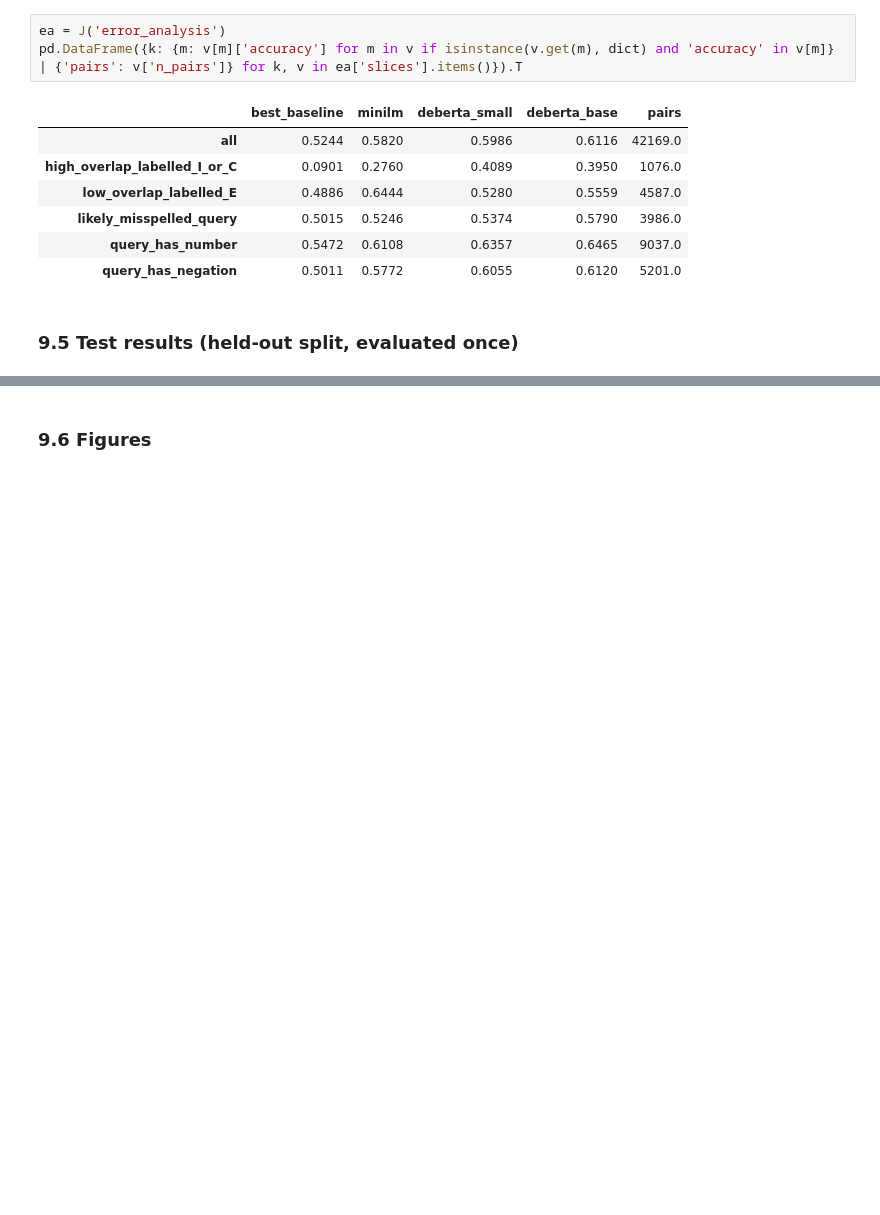
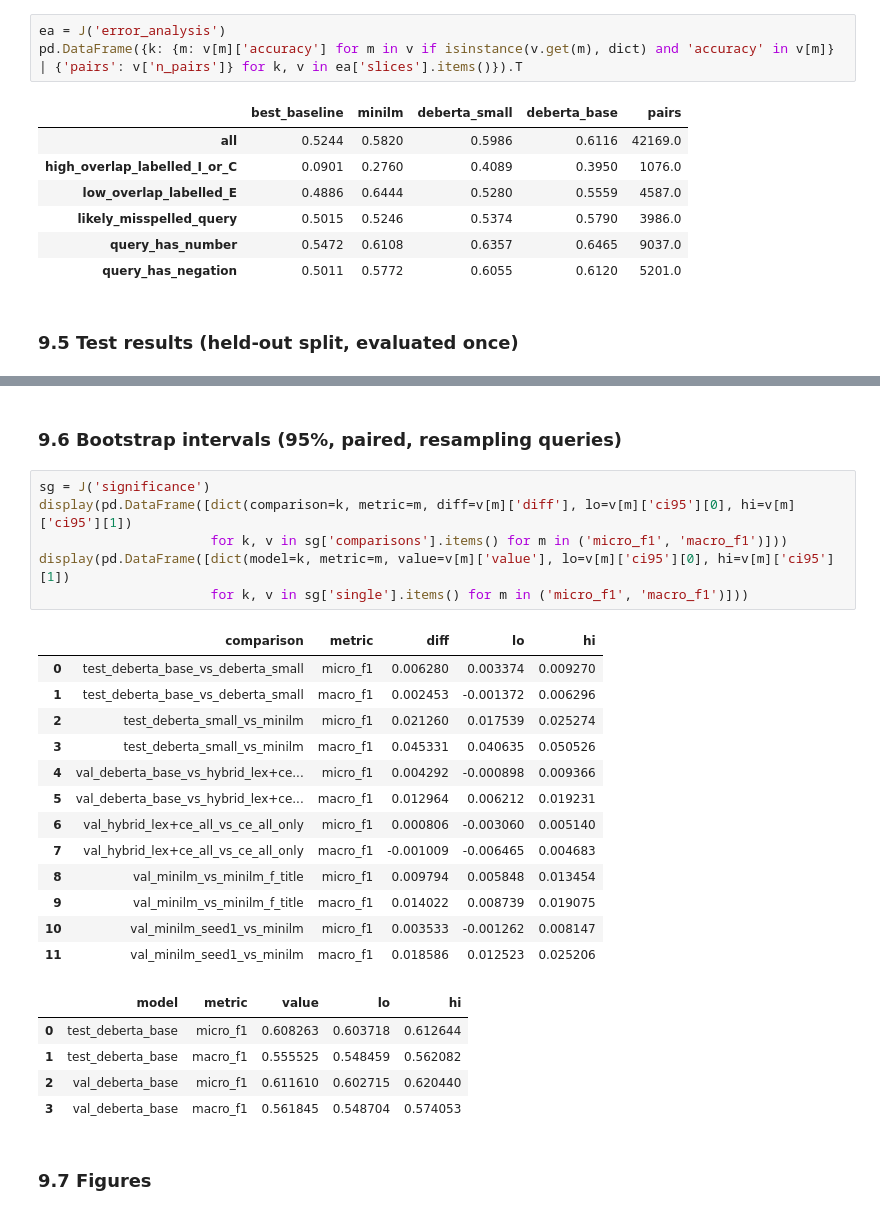
Before and after one commit to CakeLiar/cmps261-esci, a Jupyter notebook: CMPS261_ESCI.ipynb, the cells around one changed output, grey strips where cells are left out. Saved outputs shown, nothing was run; the diff lists cells and outputs as text; blank space fills up the shorter version.

```diff
--- a/CMPS261_ESCI.ipynb
+++ b/CMPS261_ESCI.ipynb
@@ -853,8 +1067,35 @@ display(pd.DataFrame(t['slices']).T)
 | likely_misspelled_query | 16618.0 | 0.0915 | 0.4058 | 0.5114 | 0.4986 | 0.5412 | 0.5613 | 0.5647 | ... |
 | query_has_number | 37584.0 | 0.2068 | 0.3662 | 0.5352 | 0.5170 | 0.5998 | 0.6306 | 0.6347 | ... |
 | query_has_negation | 22970.0 | 0.1264 | 0.3916 | 0.5091 | 0.5028 | 0.5862 | 0.6125 | 0.6164 | ... |
+# %% [markdown]
+### 9.6 Bootstrap intervals (95%, paired, resampling queries)
+# %%
+sg = J('significance')
+display(pd.DataFrame([dict(comparison=k, metric=m, diff=v[m]['diff'], lo=v[m]['ci95'][0], hi=v[m]['ci95'][1])
+                      for k, v in sg['comparisons'].items() for m in ('micro_f1', 'macro_f1')]))
+display(pd.DataFrame([dict(model=k, metric=m, value=v[m]['value'], lo=v[m]['ci95'][0], hi=v[m]['ci95'][1])
+                      for k, v in sg['single'].items() for m in ('micro_f1', 'macro_f1')]))
+# %% [output]
+|  | comparison | metric | diff | lo | hi |
+| 0 | test_deberta_base_vs_deberta_small | micro_f1 | 0.006280 | 0.003374 | 0.009270 |
+| 1 | test_deberta_base_vs_deberta_small | macro_f1 | 0.002453 | -0.001372 | 0.006296 |
+| 2 | test_deberta_small_vs_minilm | micro_f1 | 0.021260 | 0.017539 | 0.025274 |
+| 3 | test_deberta_small_vs_minilm | macro_f1 | 0.045331 | 0.040635 | 0.050526 |
+| 4 | val_deberta_base_vs_hybrid_lex+ce... | micro_f1 | 0.004292 | -0.000898 | 0.009366 |
+| 5 | val_deberta_base_vs_hybrid_lex+ce... | macro_f1 | 0.012964 | 0.006212 | 0.019231 |
+| 6 | val_hybrid_lex+ce_all_vs_ce_all_only | micro_f1 | 0.000806 | -0.003060 | 0.005140 |
+| 7 | val_hybrid_lex+ce_all_vs_ce_all_only | macro_f1 | -0.001009 | -0.006465 | 0.004683 |
+| 8 | val_minilm_vs_minilm_f_title | micro_f1 | 0.009794 | 0.005848 | 0.013454 |
+| 9 | val_minilm_vs_minilm_f_title | macro_f1 | 0.014022 | 0.008739 | 0.019075 |
+| 10 | val_minilm_seed1_vs_minilm | micro_f1 | 0.003533 | -0.001262 | 0.008147 |
+| 11 | val_minilm_seed1_vs_minilm | macro_f1 | 0.018586 | 0.012523 | 0.025206 |
+|  | model | metric | value | lo | hi |
+| 0 | test_deberta_base | micro_f1 | 0.608263 | 0.603718 | 0.612644 |
+| 1 | test_deberta_base | macro_f1 | 0.555525 | 0.548459 | 0.562082 |
+| 2 | val_deberta_base | micro_f1 | 0.611610 | 0.602715 | 0.620440 |
+| 3 | val_deberta_base | macro_f1 | 0.561845 | 0.548704 | 0.574053 |
 # %% [markdown]
-### 9.6 Figures
+### 9.7 Figures
 # %%
 for f in sorted(glob.glob('figures/*.png')):
     print(f); display(Image(f, width=650))
```
Also changed, not shown: parts of 18 cells of this notebook, 8 other files.
